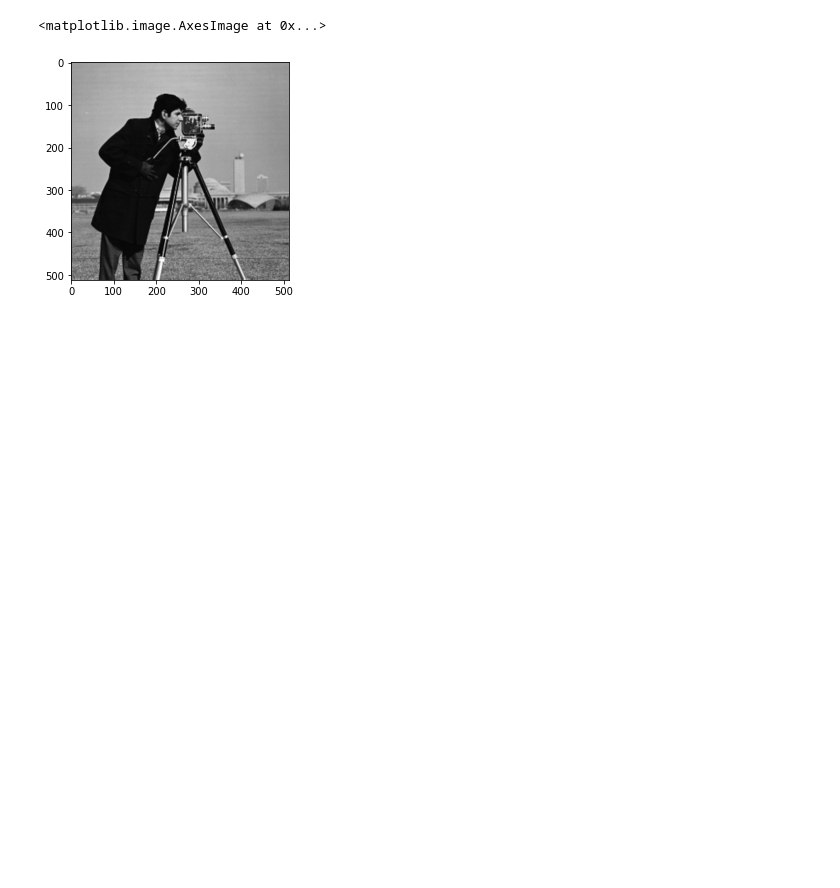
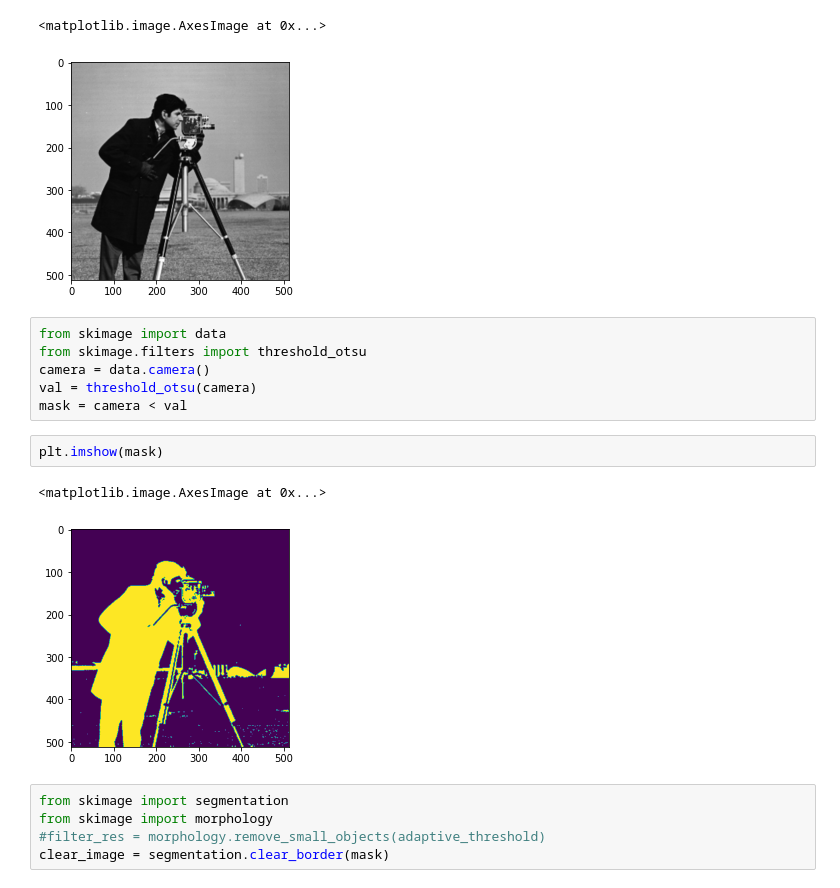
Before and after one commit to Junny-cloud/CompareImage, a Jupyter notebook: Untitled.ipynb, the cells around one changed output. Cells and saved outputs as stored; diff of their text form; blank space fills up the shorter version.

```diff
--- a/Untitled.ipynb
+++ b/Untitled.ipynb
@@ -42,3 +42,19 @@ plt.imshow(img_const, cmap = plt.cm.gray)
 # %% [output]
 <matplotlib.image.AxesImage at 0x...>
 [figure]
+# %%
+from skimage import data
+from skimage.filters import threshold_otsu
+camera = data.camera()
+val = threshold_otsu(camera)
+mask = camera < val
+# %%
+plt.imshow(mask)
+# %% [output]
+<matplotlib.image.AxesImage at 0x...>
+[figure, added]
+# %%
+from skimage import segmentation
+from skimage import morphology
+#filter_res = morphology.remove_small_objects(adaptive_threshold)
+clear_image = segmentation.clear_border(mask)
```
Also changed, not shown: parts of 4 cells of this notebook, 2 other files.
